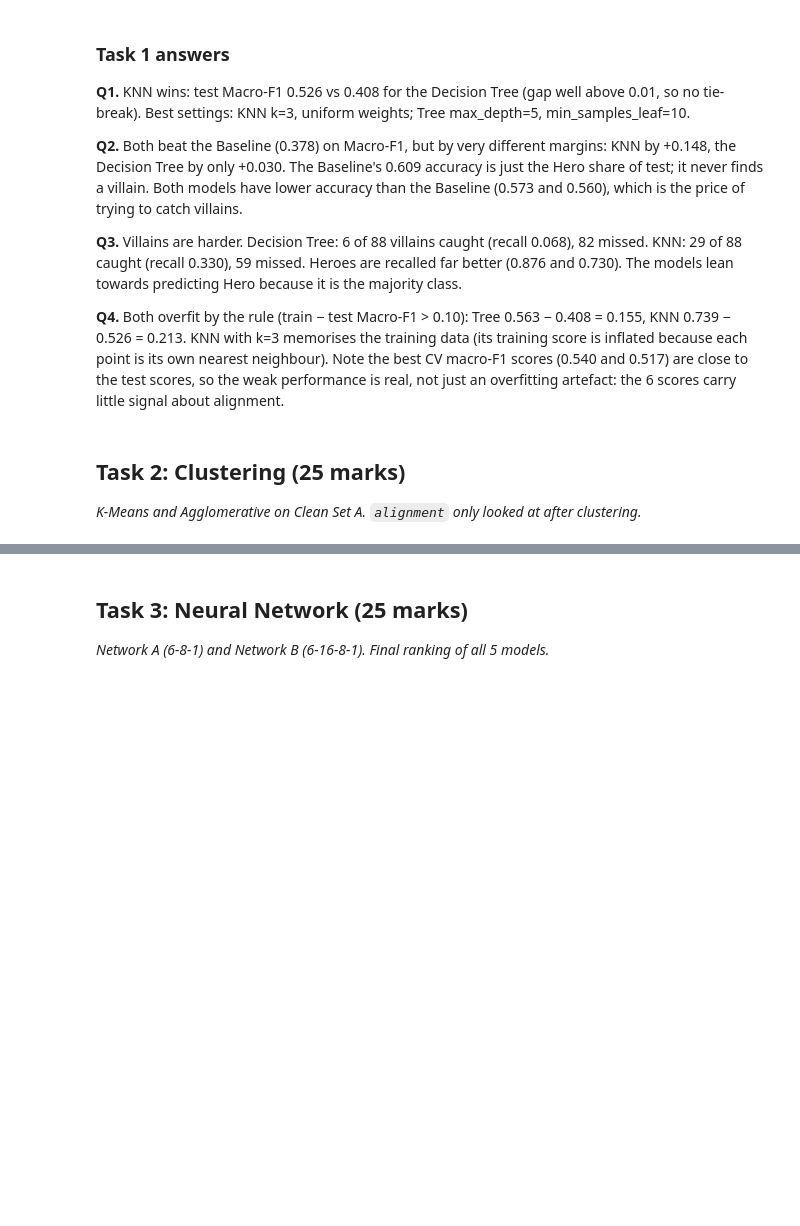
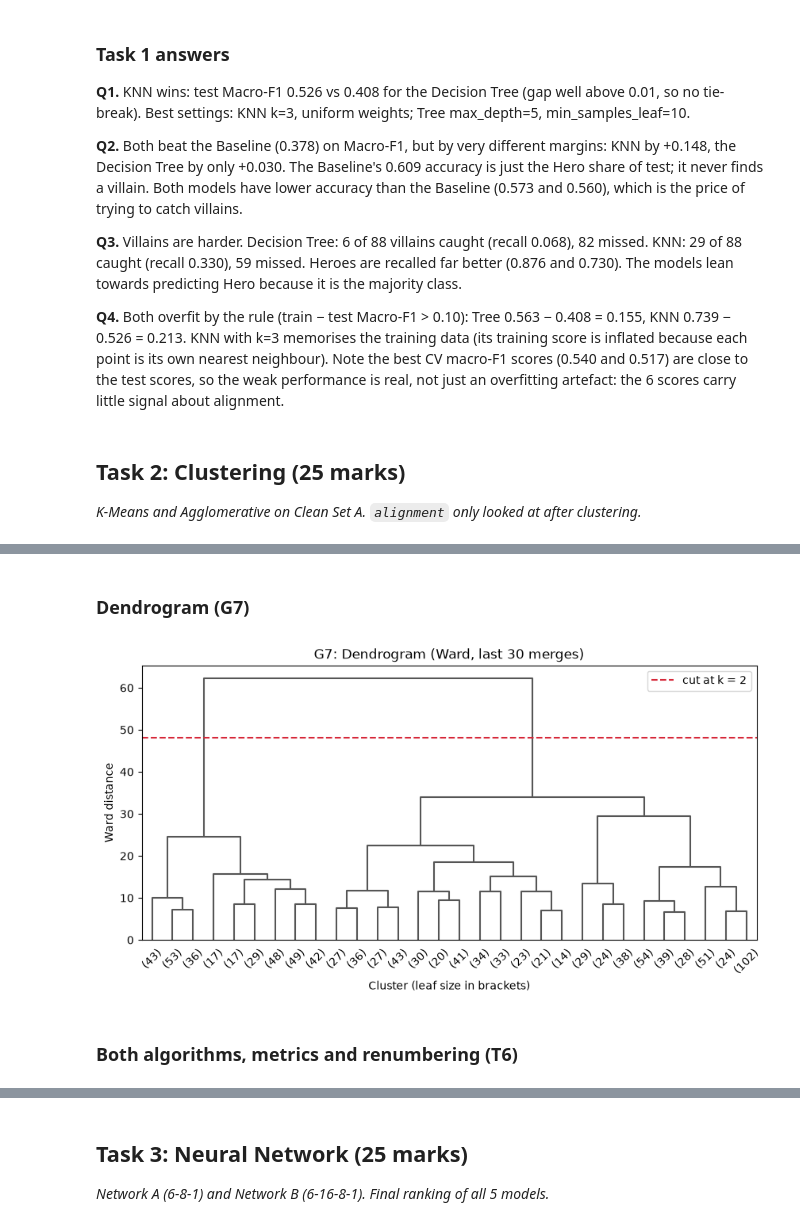
Before and after one commit to Zain-Shykh/superhero-ml-classification-clustering-nn, a Jupyter notebook: superhero_project.ipynb, the cells around one changed output, grey strips where cells are left out. Cells and saved outputs as stored; diff of their text form; code cells hidden in the pictures; blank space fills up the shorter version.

```diff
--- a/superhero_project.ipynb
+++ b/superhero_project.ipynb
@@ -245,0 +325,14 @@ _K-Means and Agglomerative on Clean Set A. `alignment` only looked at after clus
+# %% [markdown]
+### Dendrogram (G7)
+# %%
+Z = linkage(X_s, method="ward")
+n_pts = len(X_s)
+cut = (Z[n_pts - best_k - 1, 2] + Z[n_pts - best_k, 2]) / 2     # height between the merges that leave k and k-1 groups
+fig, ax = plt.subplots(figsize=(10, 4.5))
+dendrogram(Z, truncate_mode="lastp", p=30, ax=ax, color_threshold=0, above_threshold_color="#555555")
+ax.axhline(cut, ls="--", color="#D62839", label=f"cut at k = {best_k}")
+ax.set_xlabel("Cluster (leaf size in brackets)"); ax.set_ylabel("Ward distance"); ax.set_title("G7: Dendrogram (Ward, last 30 merges)"); ax.legend(); plt.show()
+# %% [output]
+[figure, added]
+# %% [markdown]
+### Both algorithms, metrics and renumbering (T6)
```
Also changed, not shown: parts of 33 cells of this notebook, 3 other files.
